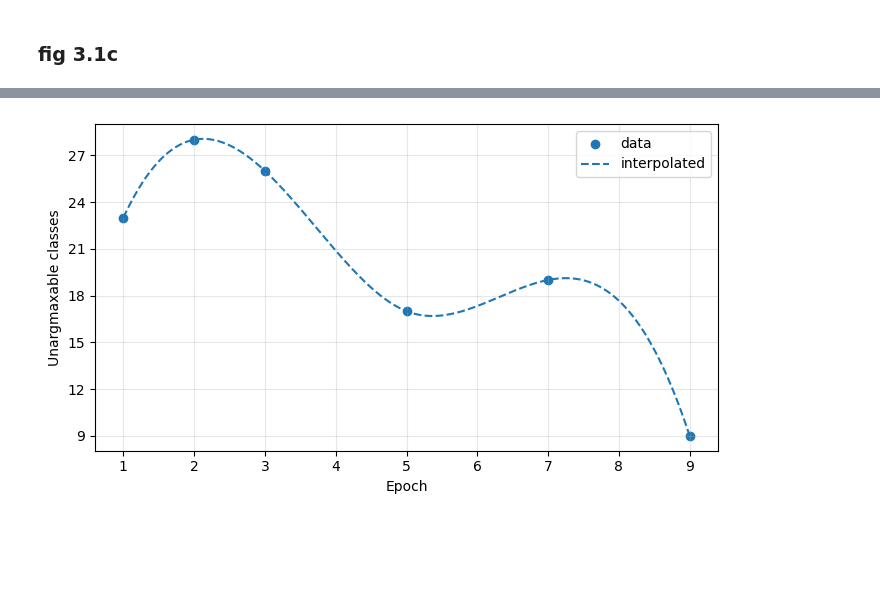
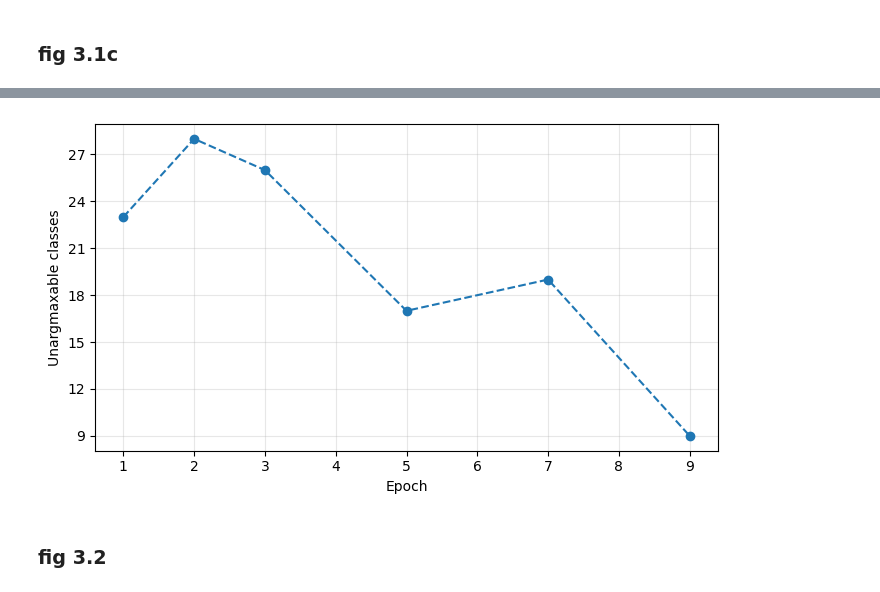
Before and after one commit to cs1500/unargmax-matryoshka, a Jupyter notebook: notebooks/plots.ipynb, the cells around one changed output, grey strips where cells are left out. Saved outputs shown, nothing was run; the diff lists cells and outputs as text; code cells hidden in the pictures; blank space fills up the shorter version.

```diff
--- a/notebooks/plots.ipynb
+++ b/notebooks/plots.ipynb
@@ -43,17 +46,20 @@ spline = make_interp_spline(x, y, k=3)
 y_smooth = spline(x_dense)
 # %%
 plt.figure(figsize=(7, 4))
-plt.scatter(x, y, label="data")
-plt.plot(x_dense, y_smooth, label="interpolated", linestyle="--")
+#plt.scatter(x, y, label="data")
+plt.plot(x, y, label="data", marker="o", linestyle="--")
+#plt.plot(x_dense, y_smooth, label="interpolated", linestyle="--")
 plt.xlabel("Epoch")
 plt.ylabel("Unargmaxable classes")
 #plt.xticks(x.astype(int))
 plt.grid(True, alpha=0.3)
-plt.legend()
+#plt.legend()
 ax = plt.gca()
 ax.yaxis.set_major_locator(MaxNLocator(integer=True))
 plt.tight_layout()
 plt.savefig("../figures/unarg_vs_epoch.pdf", format="pdf")
 plt.show()
 # %% [output]
-[figure, old version]
+[figure, new version]
+# %% [markdown]
+### fig 3.2
```
Also changed, not shown: parts of 8 cells of this notebook, 11 other files.
